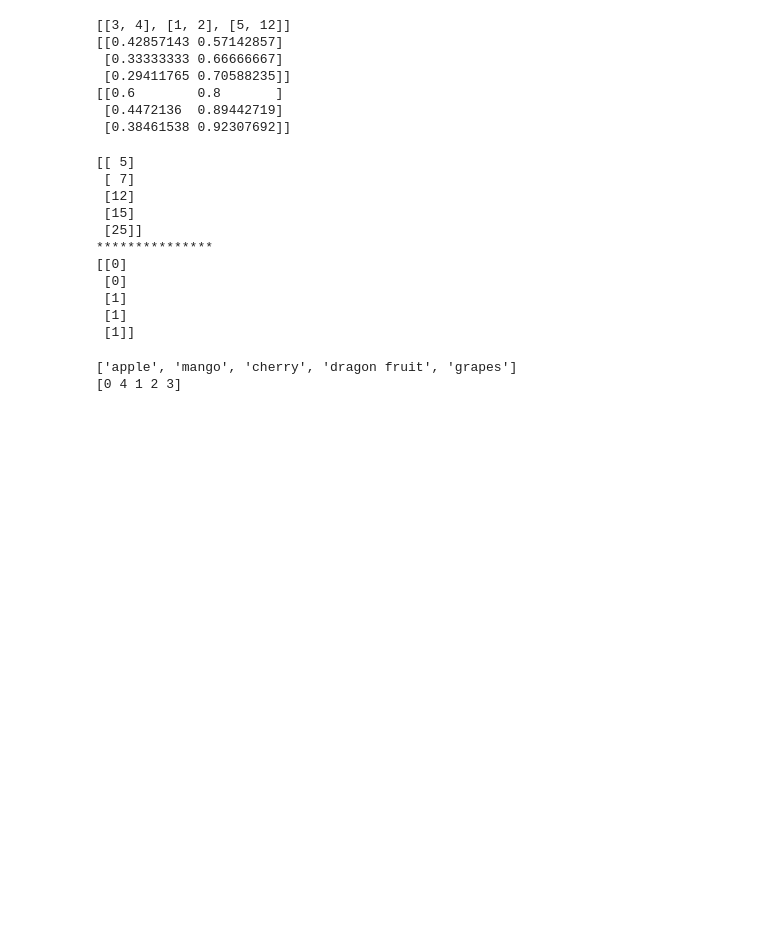
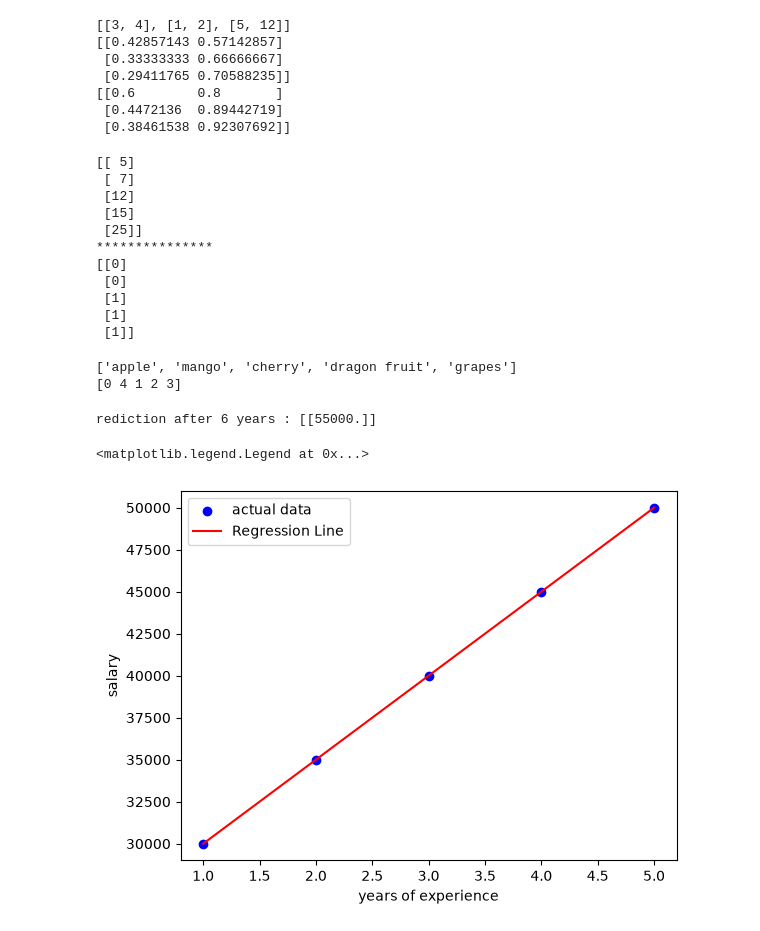
Before and after one commit to janvizinzuvadiya/mca_sem3_ml, a Jupyter notebook: Unit 2/unit2.ipynb, the cells around one changed output. Drawn from its saved outputs; the diff is of its cells as text; code cells hidden in the pictures; blank space fills up the shorter version.

Commit message:
Linear Regression ,Decision Tree, Support Vector NMachine

```diff
--- a/Unit 2/unit2.ipynb
+++ b/Unit 2/unit2.ipynb
@@ -133,3 +133,32 @@ print(op)
 # %% [output]
 ['apple', 'mango', 'cherry', 'dragon fruit', 'grapes']
 [0 4 1 2 3]
+# %%
+# Linear Regression
+
+import numpy as np
+import matplotlib.pyplot as plt
+from sklearn.linear_model import LinearRegression
+
+x = np.array([[1],[2],[3],[4],[5]])
+y = np.array([[30000],[35000],[40000],[45000],[50000]])
+
+#  train model
+
+model = LinearRegression()
+model.fit(x,y)
+
+pre_sal = model.predict([[6]])
+
+print('rediction after 6 years :' ,pre_sal)
+plt.scatter(x,y, color='blue',label='actual data')
+
+plt.plot(x,model.predict(x),color='red',label='Regression Line')
+
+plt.xlabel('years of experience')
+plt.ylabel('salary')
+plt.legend()
+# %% [output]
+rediction after 6 years : [[55000.]]
+<matplotlib.legend.Legend at 0x...>
+[figure, added]
```
Also changed, not shown: parts of 2 cells of this notebook.
